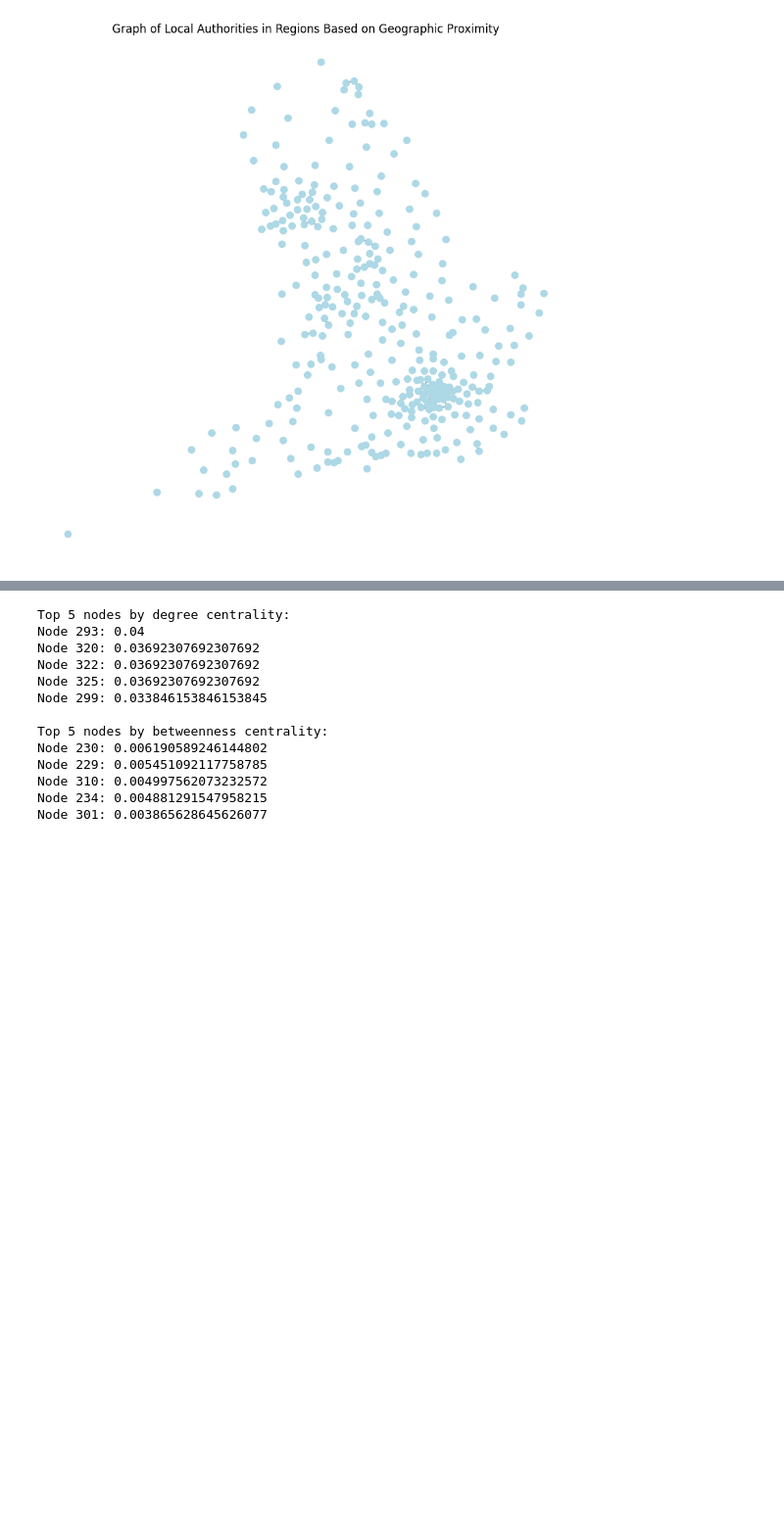
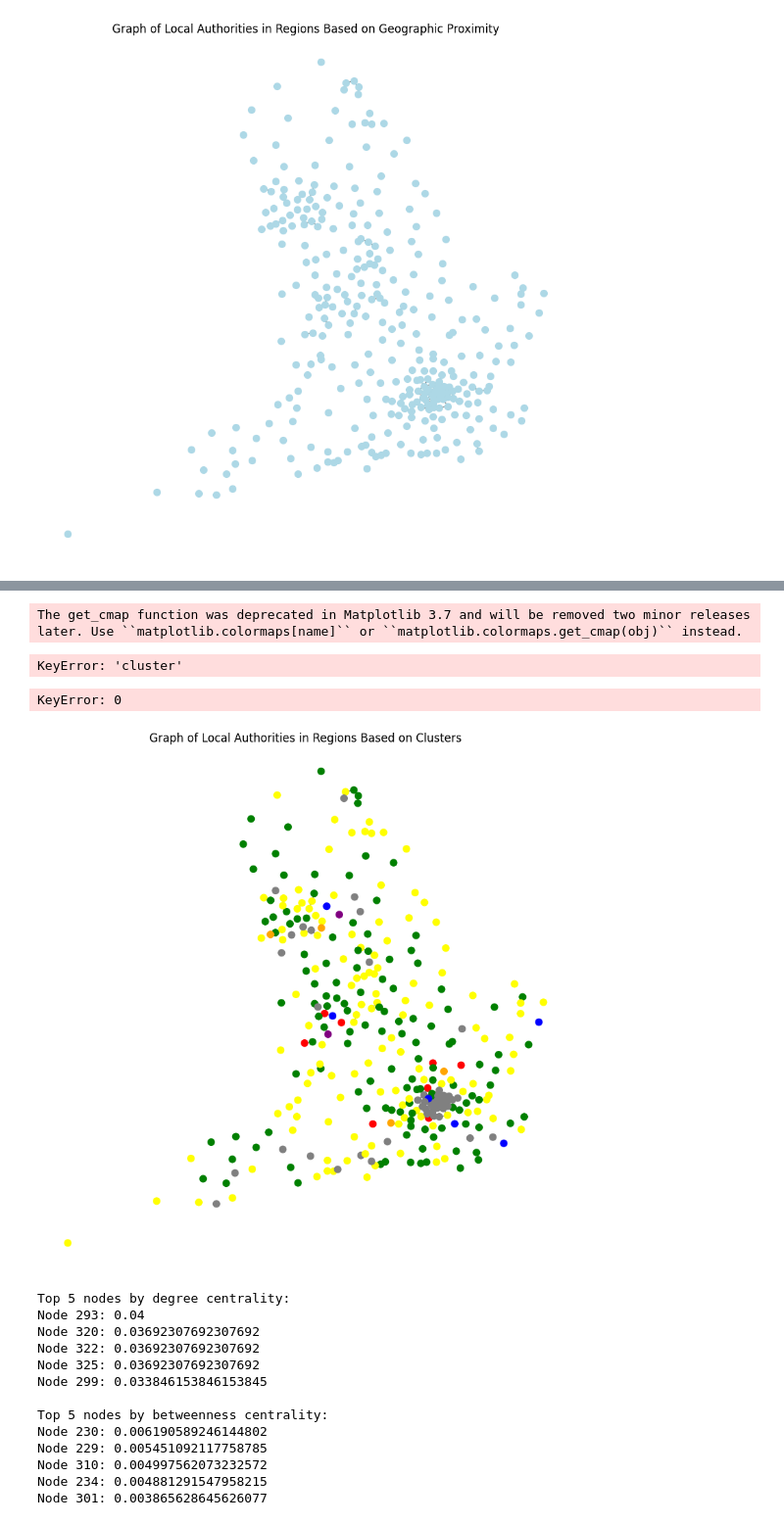
Before and after one commit to OlajideFemi/Carbon-Footprint, a Jupyter notebook: Untitled9.ipynb, the cells around one changed output, grey strips where cells are left out. Shown: that part at 98% size. Cells and saved outputs as stored; diff of their text form; code cells hidden in the pictures; blank space fills up the shorter version.

```diff
--- a/Untitled9.ipynb
+++ b/Untitled9.ipynb
@@ -318,3 +329,74 @@ plt.show()
+# %%
+import matplotlib.pyplot as plt
+import networkx as nx
+import numpy as np
+
+# Assuming 'G' is your graph and 'filtered_gdf_' contains the cluster assignments
+# Add cluster info to each node in G
+for index, row in filtered_gdf_.iterrows():
+    G.nodes[index]['cluster'] = row['clusters']
+
+# Generate a color map based on the cluster assignments
+# Assuming a maximum of 'n' clusters, adjust 'n' as necessary
+n = filtered_gdf_['clusters'].nunique()
+color_map = plt.cm.get_cmap('viridis', n)
+node_colors = [color_map(G.nodes[node]['cluster']) for node in G.nodes()]
+
+# Draw the graph with node colors based on clusters
+fig, ax = plt.subplots(figsize=(10, 10))
+nx.draw(G, pos, ax=ax, node_size=50, node_color=node_colors, edge_color='gray', width=1)
+plt.title('Graph of Local Authorities in Regions Based on Clusters')
+plt.show()
+# %% [output]
+The get_cmap function was deprecated in Matplotlib 3.7 and will be removed two minor releases later. Use ``matplotlib.colormaps[name]`` or ``matplotlib.colormaps.get_cmap(obj)`` instead.
+KeyError: 'cluster'
+# %%
+import matplotlib.pyplot as plt
+import networkx as nx
+
+# Manually define a color for each cluster
+cluster_colors = {
+    1: 'red',
+    2: 'green',
+    3: 'blue',
+    4: 'yellow',
+    5: 'purple',
+    6: 'orange',
+    7: 'cyan'
+}
+
+# Add cluster info to each node in G (assuming this step is needed)
+for index, row in filtered_gdf_.iterrows():
+    if G.has_node(index):  # Ensure the node exists in the graph
+        G.nodes[index]['cluster'] = row['clusters']
+
+# Assign colors to nodes based on their cluster
+node_colors = [cluster_colors[G.nodes[node]['cluster']] for node in G.nodes()]
+
+# Draw the graph with node colors based on clusters
+fig, ax = plt.subplots(figsize=(10, 10))
+nx.draw(G, pos, ax=ax, node_size=50, node_color=node_colors, edge_color='gray', width=1)
+plt.title('Graph of Local Authorities in Regions Based on Clusters')
+plt.show()
+# %% [output]
+KeyError: 0
+# %%
+# Modified part to assign colors to nodes based on their cluster, with a fallback color
+node_colors = []
+for node in G.nodes():
+    cluster = G.nodes[node].get('cluster')  # Use .get() to avoid KeyError
+    if cluster is not None and cluster in cluster_colors:
+        node_colors.append(cluster_colors[cluster])
+    else:
+        node_colors.append('grey')  # Fallback color if cluster data is missing
+
+# Draw the graph with node colors based on clusters
+fig, ax = plt.subplots(figsize=(10, 10))
+nx.draw(G, pos, ax=ax, node_size=50, node_color=node_colors, edge_color='gray', width=1)
+plt.title('Graph of Local Authorities in Regions Based on Clusters')
+plt.show()
+# %% [output]
+[figure, added]
 # %%
 
 degree_centrality = nx.degree_centrality(G)
```
Also changed, not shown: parts of 2 cells of this notebook.
